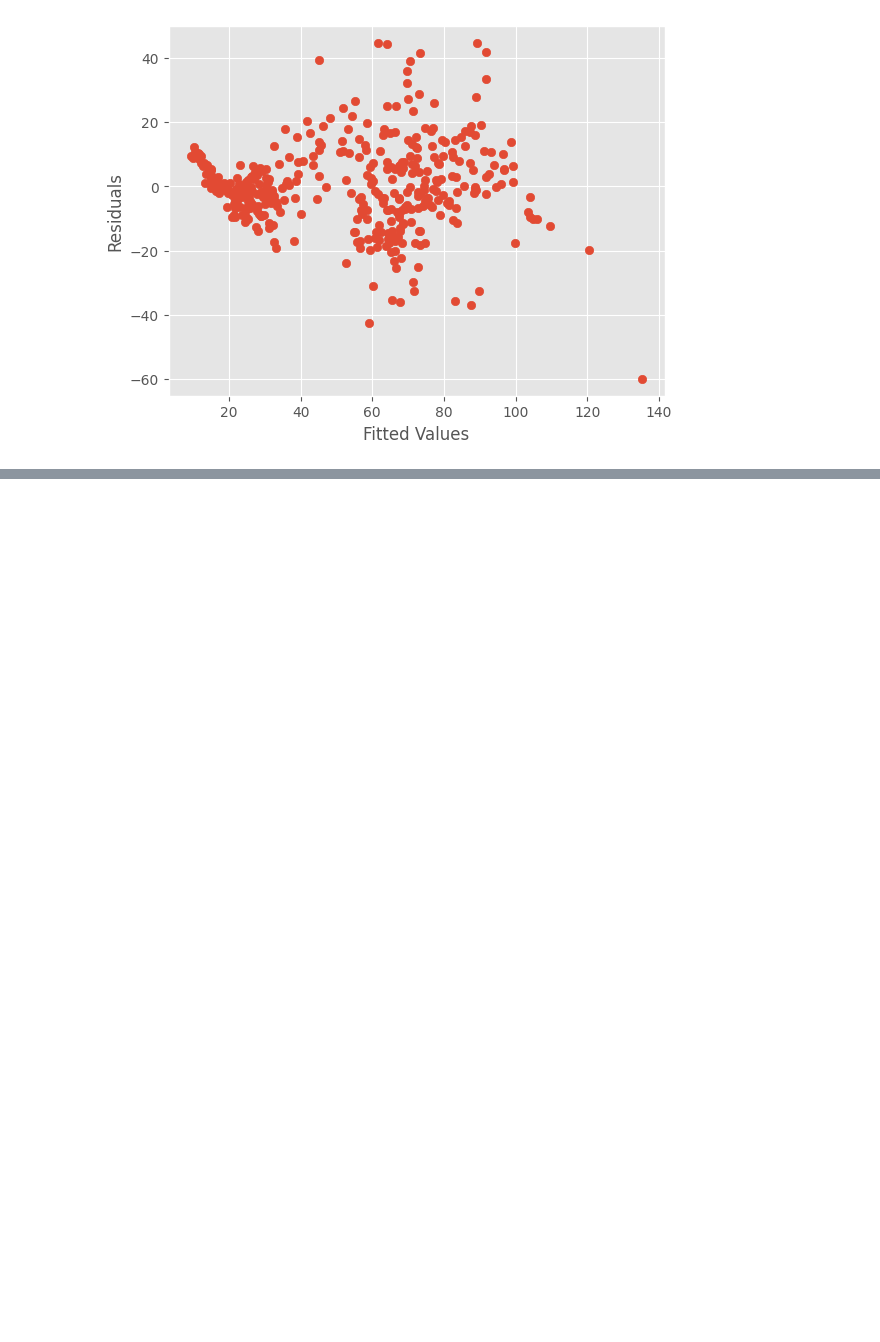
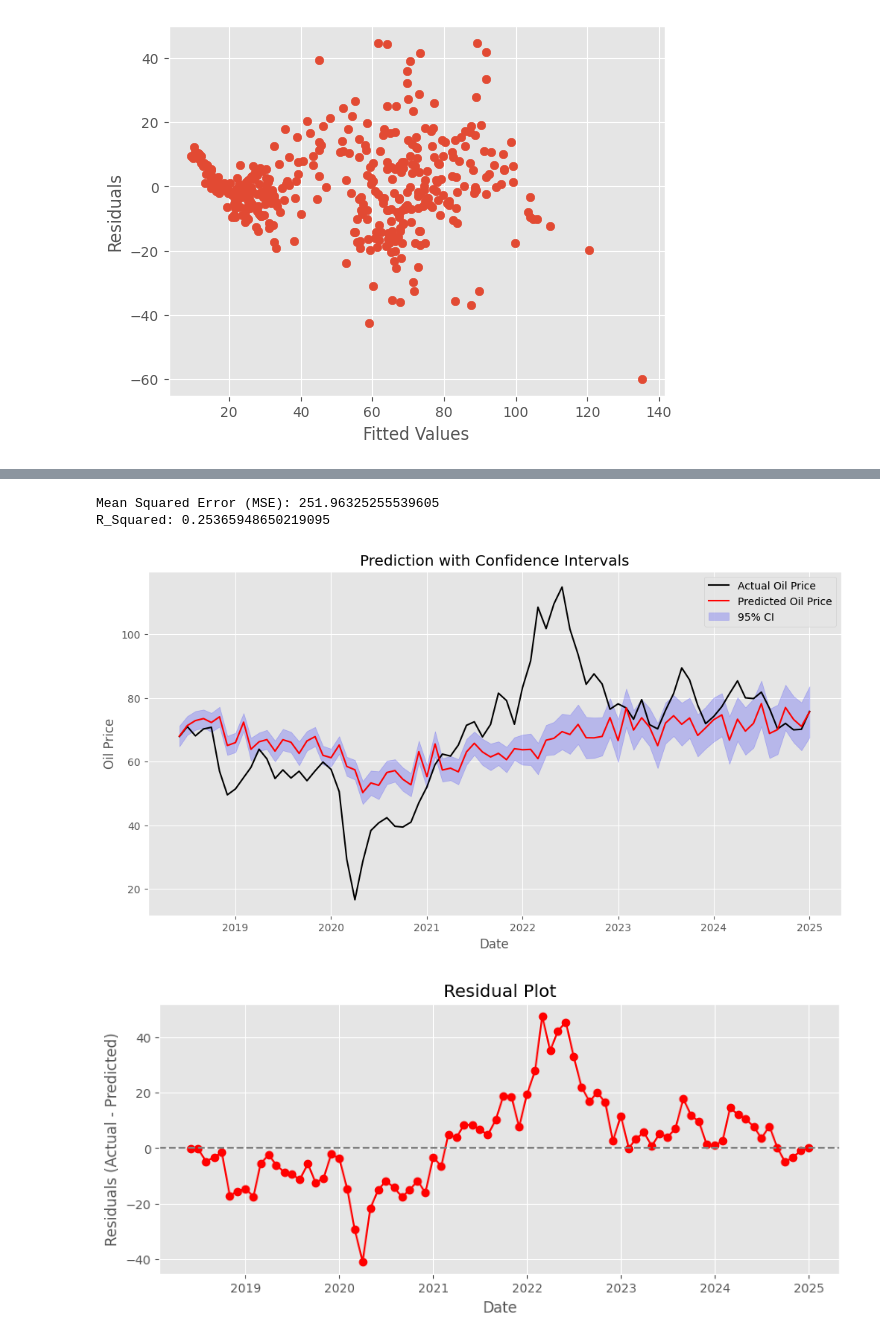
Before and after one commit to tzabcoder/QuantitativeFinance, a Jupyter notebook: Seasonality_Predictions/oil_seasonality_predictions.ipynb, the cells around one changed output, grey strips where cells are left out. Drawn from its saved outputs; the diff is of its cells as text; code cells hidden in the pictures; blank space fills up the shorter version.

```diff
--- a/Seasonality_Predictions/oil_seasonality_predictions.ipynb
+++ b/Seasonality_Predictions/oil_seasonality_predictions.ipynb
@@ -268,0 +269,73 @@ Viewing the OLS regression results, the in-sample model results indicate that 79
+# %%
+# Out-of-sample test (multi-step forecast)
+IN_SAMPLE = int(0.8 * len(data))
+OUT_SAMPLE = len(data) - SAMPLE
+
+X = data[:SAMPLE]      # In-sample data
+y = data[-OUT_SAMPLE:] # Out-of-sample data
+
+# Fit the model on the in-sample data
+X_predictors = pd.DataFrame({
+    'intercept' : np.ones(X.shape[0]),
+    'city_average' : X['city_average'],
+    'production' : X['production'],
+    'orders_mining_oil_gas' : X['orders_mining_oil_gas']
+})
+
+X_response = X['oil_price']
+
+model = sm.OLS(X_response, X_predictors)
+results = model.fit()
+
+# Create the out-of-sample predictors
+y_predictors = pd.DataFrame({
+    'intercept' : np.ones(y.shape[0]),
+    'city_average' : y['city_average'],
+    'production' : y['production'],
+    'orders_mining_oil_gas' : y['orders_mining_oil_gas']
+})
+
+# Predict with confidence intervals
+prediction_results = results.get_prediction(y_predictors)
+prediction_summary = prediction_results.summary_frame(alpha=0.05)
+
+predicted_mean = prediction_summary['mean']
+ci_upper = prediction_summary['mean_ci_upper']
+ci_lower = prediction_summary['mean_ci_lower']
+
+# Model performance
+actual_prices = y['oil_price'].values
+MSE = mean_squared_error(actual_prices, predicted_mean)
+R2 = r2_score(actual_prices, predicted_mean)
+
+print(f'Mean Squared Error (MSE): {MSE}')
+print(f'R_Squared: {R2}')
+
+# Plot actual vs predicted values (with confidence intervals)
+plt.figure(figsize=(12, 6))
+plt.plot(y.index, actual_prices, label='Actual Oil Price', color='black')
+plt.plot(y.index, predicted_mean, label='Predicted Oil Price', color='red')
+plt.fill_between(y.index, ci_lower, ci_upper, color='blue', alpha=0.2, label='95% CI')
+plt.xlabel('Date')
+plt.ylabel('Oil Price')
+plt.title('Prediction with Confidence Intervals')
+plt.legend()
+plt.grid(True)
+plt.show()
+
+# Residual plot
+residuals = actual_prices - predicted_mean
+
+plt.figure(figsize=(10, 4))
+plt.plot(residuals, marker='o', linestyle='-', color='red')
+plt.axhline(0, color='gray', linestyle='--')
+plt.title('Residual Plot')
+plt.xlabel('Date')
+plt.ylabel('Residuals (Actual - Predicted)')
+plt.grid(True)
+plt.show()
+# %% [output]
+Mean Squared Error (MSE): 251.96325255539605
+R_Squared: 0.25365948650219095
+[figure, added]
+[figure, added]
```
Also changed, not shown: parts of 5 cells of this notebook, 1 other file.
